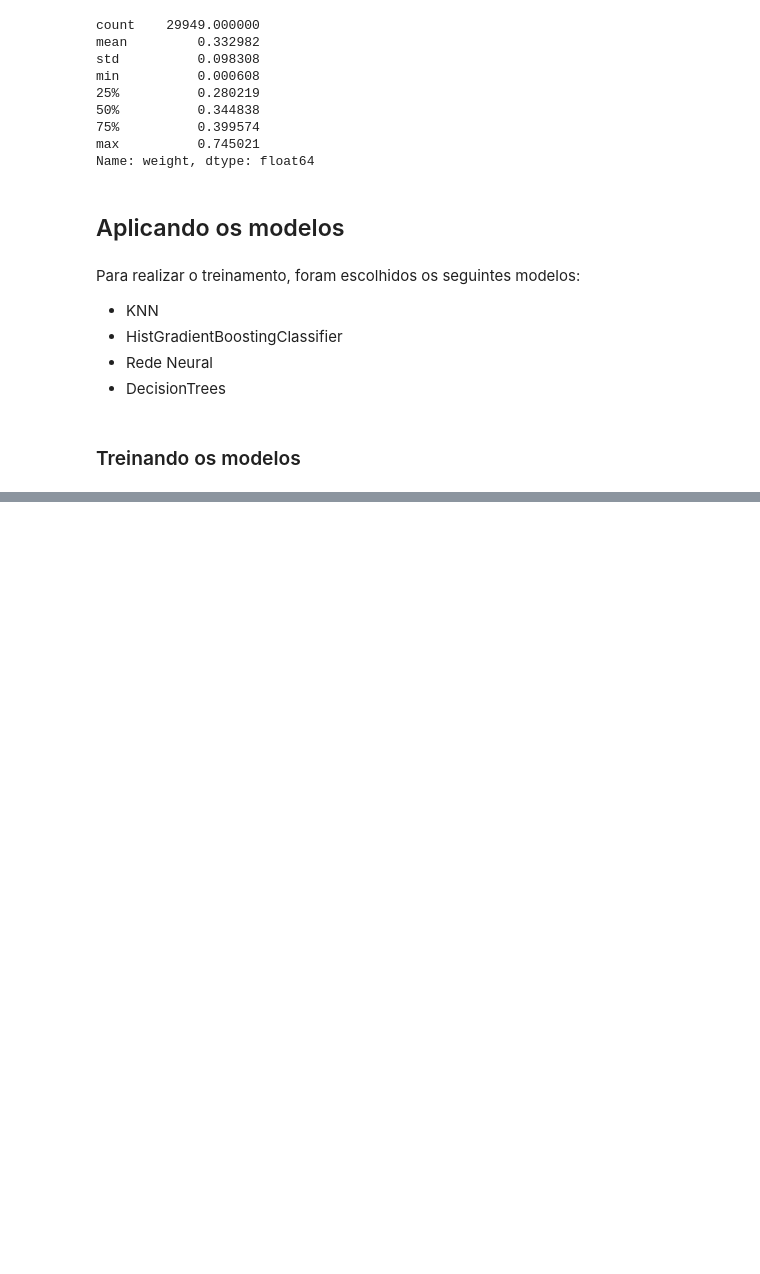
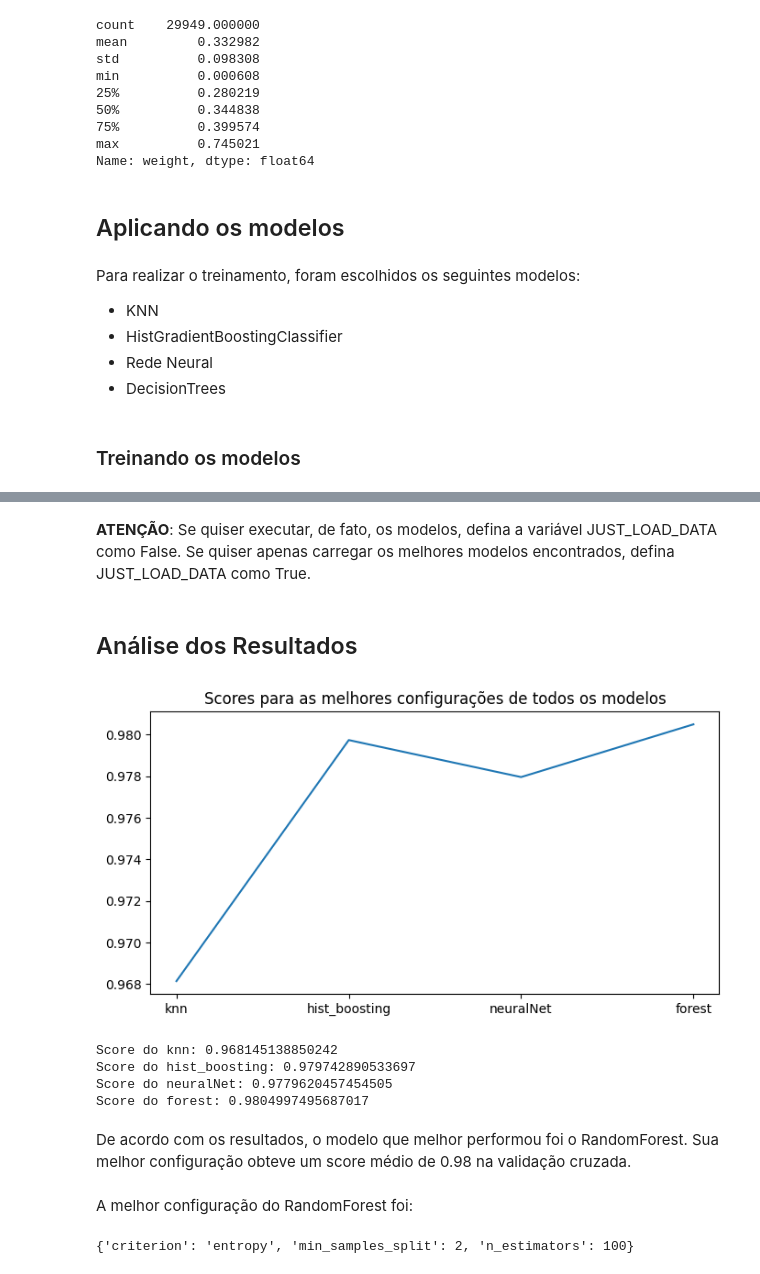
Before and after one commit to Pendulun/TWINSCausalidadeML, a Jupyter notebook: notebooks/3-dsc-models-training.ipynb, the cells around one changed output, grey strips where cells are left out. Saved outputs shown, nothing was run; the diff lists cells and outputs as text; code cells hidden in the pictures; blank space fills up the shorter version.

Commit message:
training: Finding the current best model

```diff
--- a/notebooks/3-dsc-models-training.ipynb
+++ b/notebooks/3-dsc-models-training.ipynb
@@ -417,0 +426,2 @@ TypeError: __init__() got an unexpected keyword argument 'categorical_features'
+# %%
+ensemble_clf=[knn_clf, hist_clf, neural_clf, forest_clf]
@@ -417,0 +434,5 @@ TypeError: __init__() got an unexpected keyword argument 'categorical_features'
+# %%
+hist_params={"learning_rate":[0.001,0.01,0.1], "max_iter":range(100,1000,200), 'max_depth':range(1, 20, 4)}
+knn_params = {"n_neighbors": [5, 9, 13, 18], "metric":['euclidean']}
+neural_params = {"hidden_layer_sizes":[(42), (42, 20), (42, 20, 10), (42, 20, 10, 5)], "max_iter":[25000]}
+forest_params = {'n_estimators':[30, 50, 70, 100], 'min_samples_split':[2, 4, 8, 16], 'criterion':['entropy']}
@@ -417,0 +454,4 @@ TypeError: __init__() got an unexpected keyword argument 'categorical_features'
+# %%
+parameters_list=[knn_params, hist_params, neural_params, forest_params]
+# %% [markdown]
+**ATENÇÃO**: Se quiser executar, de fato, os modelos, defina a variável JUST_LOAD_DATA como False. Se quiser apenas carregar os melhores modelos encontrados, defina JUST_LOAD_DATA como True.
@@ -417,0 +501,25 @@ TypeError: __init__() got an unexpected keyword argument 'categorical_features'
+# %% [markdown]
+## Análise dos Resultados
+# %%
+plt.figure(figsize=(8,4))
+plt.plot(models, best_scores)
+plt.title("Scores para as melhores configurações de todos os modelos")
+plt.show()
+# %% [output]
+[figure, added]
+# %%
+for model, score in zip(models, best_scores):
+    print(f"Score do {model}: {score}")
+# %% [output]
+Score do knn: 0.968145138850242
+Score do hist_boosting: 0.979742890533697
+Score do neuralNet: 0.9779620457454505
+Score do forest: 0.9804997495687017
+# %% [markdown]
+De acordo com os resultados, o modelo que melhor performou foi o RandomForest. Sua melhor configuração obteve um score médio de 0.98 na validação cruzada.
+# %% [markdown]
+A melhor configuração do RandomForest foi:
+# %%
+best_params[3]
+# %% [output]
+{'criterion': 'entropy', 'min_samples_split': 2, 'n_estimators': 100}
```
Also changed, not shown: parts of 36 cells of this notebook, 16 other files.
